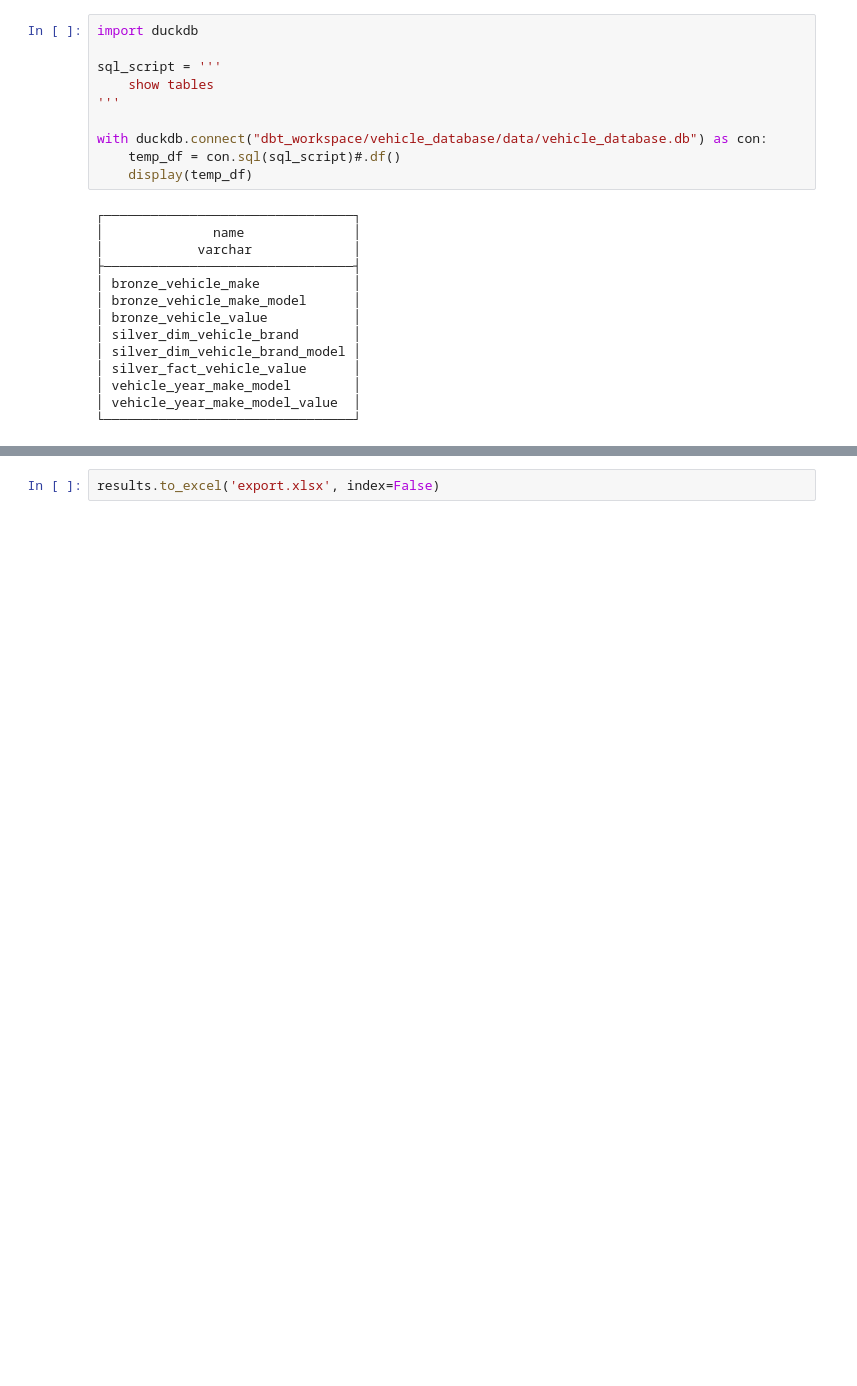
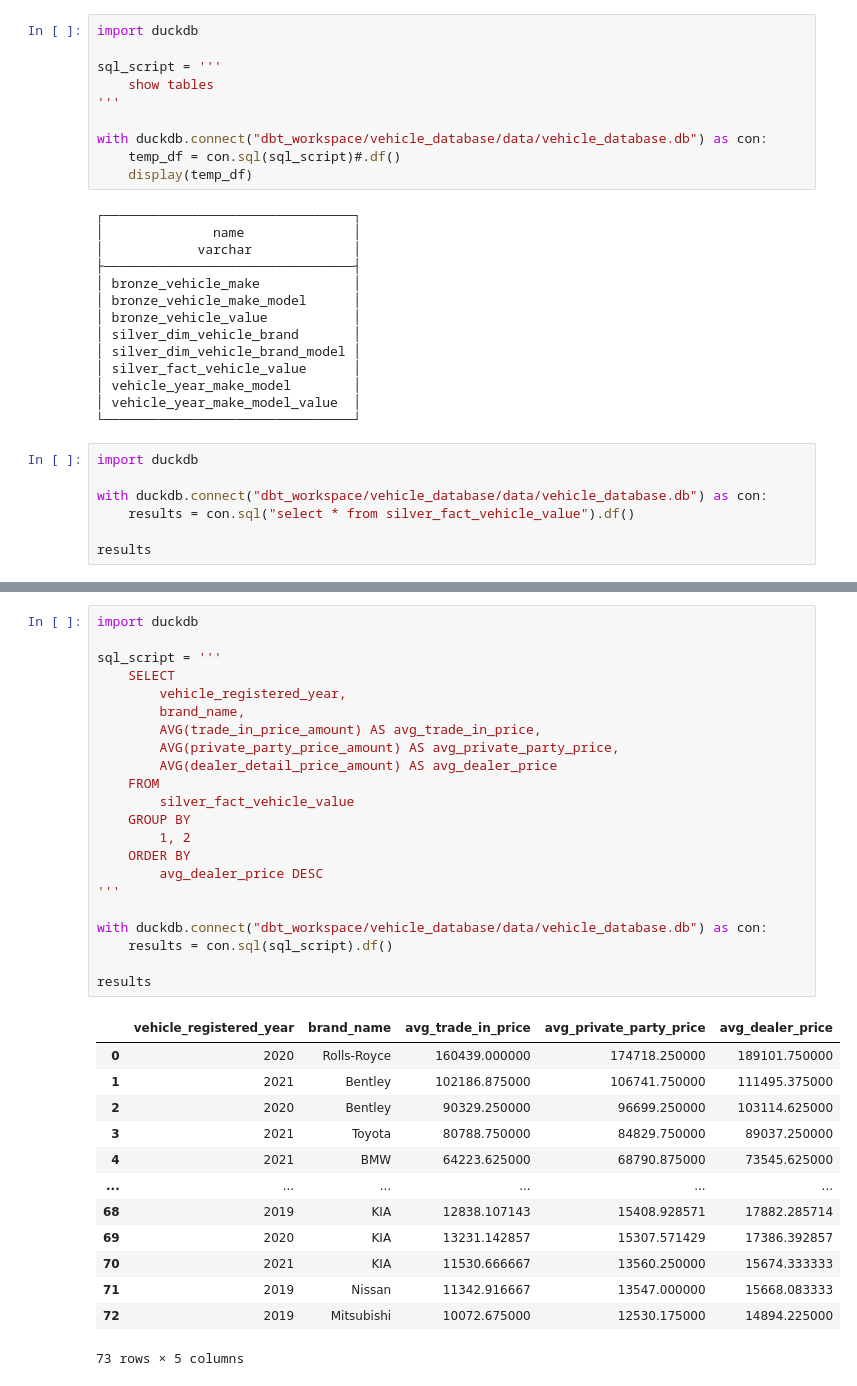
Before and after one commit to haritsm/vehicledatabase-exploration, a Jupyter notebook: vehicle.ipynb, the cells around one changed output, grey strips where cells are left out. Saved outputs shown, nothing was run; the diff lists cells and outputs as text; blank space fills up the shorter version.

```diff
--- a/vehicle.ipynb
+++ b/vehicle.ipynb
@@ -199,3 +201,10 @@ with duckdb.connect("dbt_workspace/vehicle_database/data/vehicle_database.db") a
 │ vehicle_year_make_model        │
 │ vehicle_year_make_model_value  │
 └────────────────────────────────┘
+# %%
+import duckdb
+
+with duckdb.connect("dbt_workspace/vehicle_database/data/vehicle_database.db") as con:
+    results = con.sql("select * from silver_fact_vehicle_value").df()
+
+results
@@ -219,4 +244,38 @@ results
 | 3087 | c03b42baccc64fe9baa179518ec36596 | 61d8c83a74bb6f7461b4554eb9a2dee4 | efd756894f0f48b8f48e481f5cda40d7 | KIA | RIO | False | 2021 | ... |
 3088 rows × 15 columns
 # %%
-results.to_excel('export.xlsx', index=False)
+import duckdb
+
+sql_script = '''
+    SELECT
+        vehicle_registered_year,
+        brand_name,
+        AVG(trade_in_price_amount) AS avg_trade_in_price,
+        AVG(private_party_price_amount) AS avg_private_party_price,
+        AVG(dealer_detail_price_amount) AS avg_dealer_price
+    FROM
+        silver_fact_vehicle_value
+    GROUP BY
+        1, 2
+    ORDER BY
+        avg_dealer_price DESC
+'''
+
+with duckdb.connect("dbt_workspace/vehicle_database/data/vehicle_database.db") as con:
+    results = con.sql(sql_script).df()
+
+results
+# %% [output]
+|  | vehicle_registered_year | brand_name | avg_trade_in_price | avg_private_party_price | avg_dealer_price |
+| 0 | 2020 | Rolls-Royce | 160439.000000 | 174718.250000 | 189101.750000 |
+| 1 | 2021 | Bentley | 102186.875000 | 106741.750000 | 111495.375000 |
+| 2 | 2020 | Bentley | 90329.250000 | 96699.250000 | 103114.625000 |
+| 3 | 2021 | Toyota | 80788.750000 | 84829.750000 | 89037.250000 |
+| 4 | 2021 | BMW | 64223.625000 | 68790.875000 | 73545.625000 |
+| ... | ... | ... | ... | ... | ... |
+| 68 | 2019 | KIA | 12838.107143 | 15408.928571 | 17882.285714 |
+| 69 | 2020 | KIA | 13231.142857 | 15307.571429 | 17386.392857 |
+| 70 | 2021 | KIA | 11530.666667 | 13560.250000 | 15674.333333 |
+| 71 | 2019 | Nissan | 11342.916667 | 13547.000000 | 15668.083333 |
+| 72 | 2019 | Mitsubishi | 10072.675000 | 12530.175000 | 14894.225000 |
+73 rows × 5 columns
```
Also changed, not shown: parts of 6 cells of this notebook, 9 other files.
